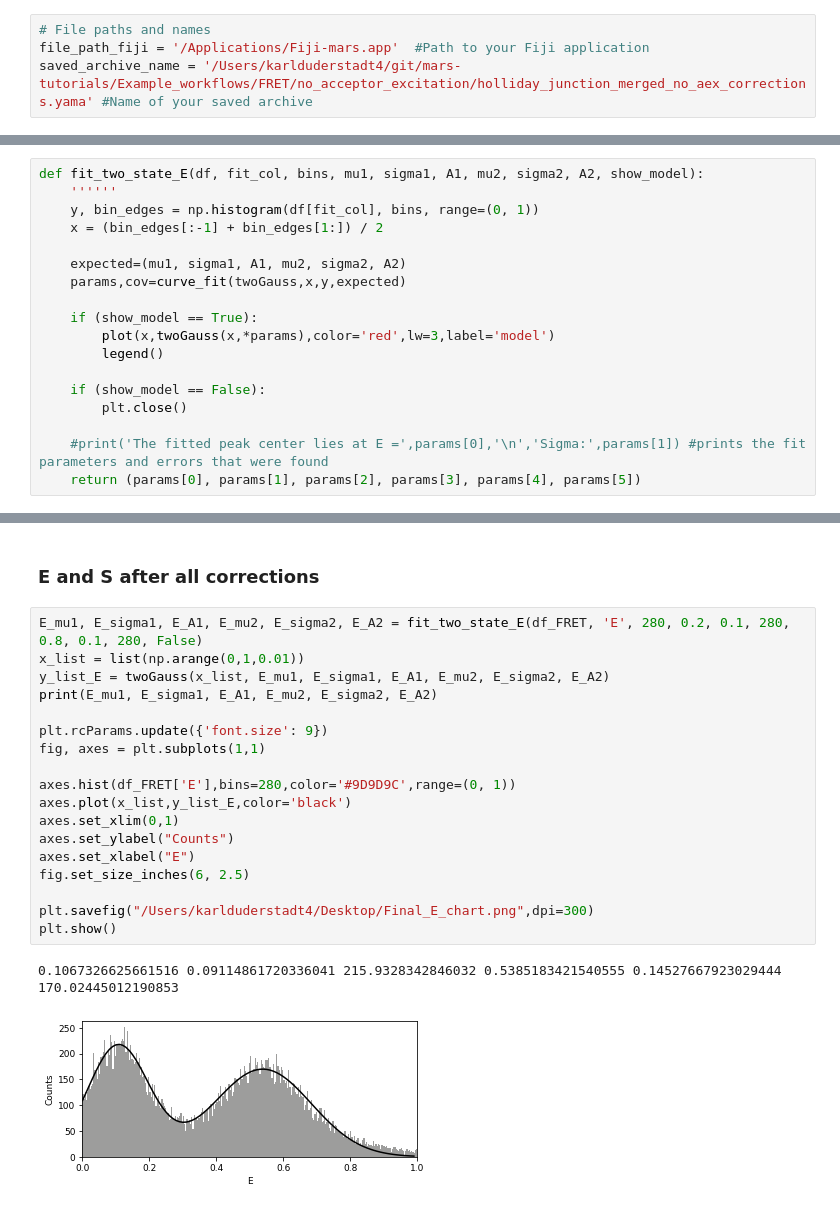
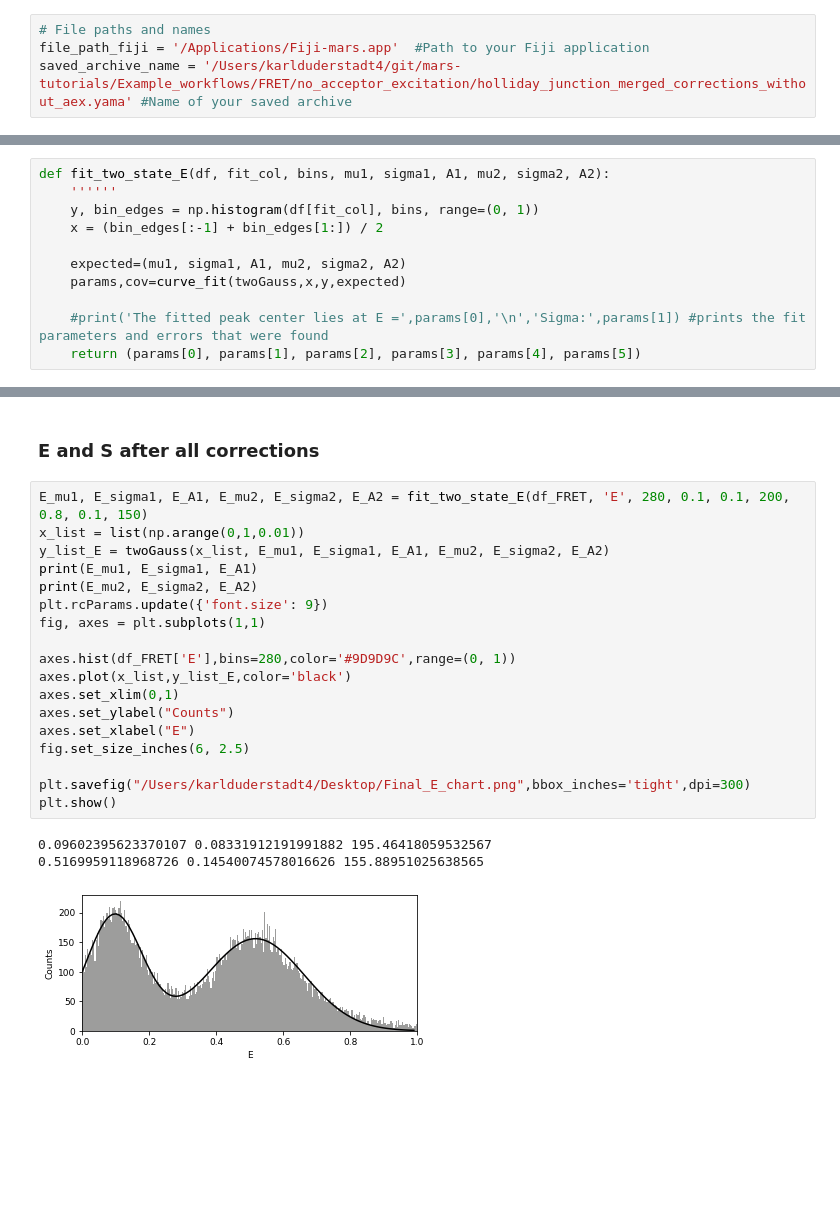
Before and after one commit to duderstadt-lab/mars-tutorials, a Jupyter notebook: Example_workflows/FRET/no_acceptor_excitation/no_acceptor_excitation_FRET_example.ipynb, the cells around one changed output, grey strips where cells are left out. Saved outputs shown, nothing was run; the diff lists cells and outputs as text; blank space fills up the shorter version.

Commit message:
without aex example: final archive and notebook

```diff
--- a/Example_workflows/FRET/no_acceptor_excitation/no_acceptor_excitation_FRET_example.ipynb
+++ b/Example_workflows/FRET/no_acceptor_excitation/no_acceptor_excitation_FRET_example.ipynb
@@ -10,7 +10,7 @@ Written by: Nadia M. Huisjes and Karl E. Duderstadt
 # %%
 # File paths and names
 file_path_fiji = '/Applications/Fiji-mars.app'  #Path to your Fiji application
-saved_archive_name = '/Users/karlduderstadt4/git/mars-tutorials/Example_workflows/FRET/no_acceptor_excitation/holliday_junction_merged_no_aex_corrections.yama' #Name of your saved archive
+saved_archive_name = '/Users/karlduderstadt4/git/mars-tutorials/Example_workflows/FRET/no_acceptor_excitation/holliday_junction_merged_corrections_without_aex.yama' #Name of your saved archive
 # %%
 # Import packages
 import imagej
@@ -78,7 +78,7 @@ def twoGauss(x,mu1,sigma1,A1,mu2,sigma2,A2):
 def exponentialDecay(x, a, b):
     return a * np.exp(-b * x)
 # %%
-def fit_two_state_E(df, fit_col, bins, mu1, sigma1, A1, mu2, sigma2, A2, show_model):
+def fit_two_state_E(df, fit_col, bins, mu1, sigma1, A1, mu2, sigma2, A2):
     ''''''
     y, bin_edges = np.histogram(df[fit_col], bins, range=(0, 1))
     x = (bin_edges[:-1] + bin_edges[1:]) / 2
@@ -86,13 +86,6 @@ def fit_two_state_E(df, fit_col, bins, mu1, sigma1, A1, mu2, sigma2, A2, show_mo
     expected=(mu1, sigma1, A1, mu2, sigma2, A2)
     params,cov=curve_fit(twoGauss,x,y,expected)
 
-    if (show_model == True):
-        plot(x,twoGauss(x,*params),color='red',lw=3,label='model')
-        legend()
-
-    if (show_model == False):
-        plt.close()
-
     #print('The fitted peak center lies at E =',params[0],'\n','Sigma:',params[1]) #prints the fit parameters and errors that were found
     return (params[0], params[1], params[2], params[3], params[4], params[5])
 # %% [markdown]
@@ -118,26 +111,27 @@ plt.show()
 # %% [markdown]
 ### E and S after all corrections
 # %%
-E_mu1, E_sigma1, E_A1, E_mu2, E_sigma2, E_A2 = fit_two_state_E(df_FRET, 'E', 280, 0.2, 0.1, 280, 0.8, 0.1, 280, False)
+E_mu1, E_sigma1, E_A1, E_mu2, E_sigma2, E_A2 = fit_two_state_E(df_FRET, 'E', 280, 0.1, 0.1, 200, 0.8, 0.1, 150)
 x_list = list(np.arange(0,1,0.01))
 y_list_E = twoGauss(x_list, E_mu1, E_sigma1, E_A1, E_mu2, E_sigma2, E_A2)
-print(E_mu1, E_sigma1, E_A1, E_mu2, E_sigma2, E_A2)
-
+print(E_mu1, E_sigma1, E_A1)
+print(E_mu2, E_sigma2, E_A2)
 plt.rcParams.update({'font.size': 9})
 fig, axes = plt.subplots(1,1)
 
 axes.hist(df_FRET['E'],bins=280,color='#9D9D9C',range=(0, 1))
 axes.plot(x_list,y_list_E,color='black')
 axes.set_xlim(0,1)
 axes.set_ylabel("Counts")
 axes.set_xlabel("E")
 fig.set_size_inches(6, 2.5)
 
-plt.savefig("/Users/karlduderstadt4/Desktop/Final_E_chart.png",dpi=300)
+plt.savefig("/Users/karlduderstadt4/Desktop/Final_E_chart.png",bbox_inches='tight',dpi=300)
 plt.show()
 # %% [output]
-0.1067326625661516 0.09114861720336041 215.9328342846032 0.5385183421540555 0.14527667923029444 170.02445012190853
+0.09602395623370107 0.08331912191991882 195.46418059532567
+0.5169959118968726 0.14540074578016626 155.88951025638565
-[figure, old version]
+[figure, new version]
 # %%
 high_E_durations = []
 molecules = map(lambda UID: archive.get(UID), archive.getMoleculeUIDs())
```
Also changed, not shown: parts of 7 cells of this notebook, 4 other files.
